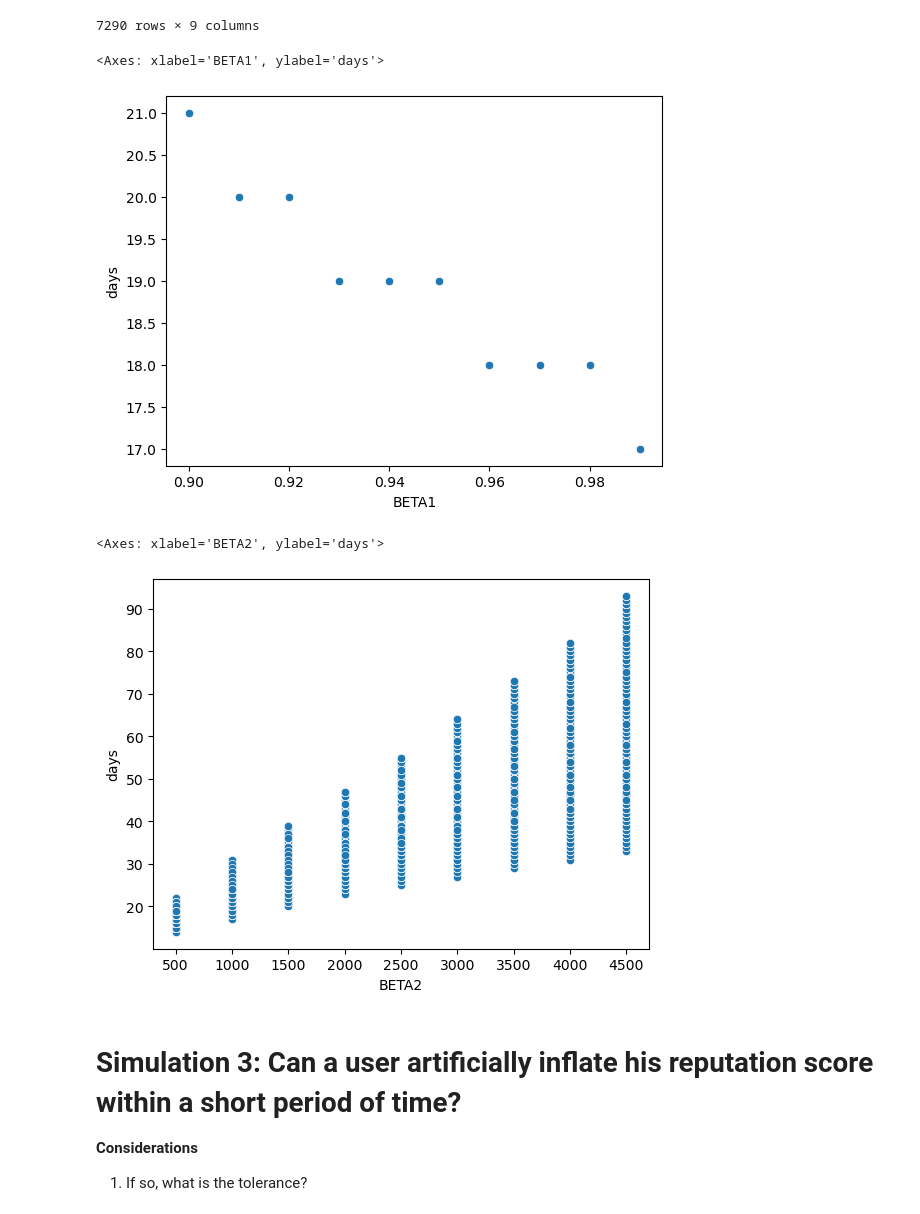
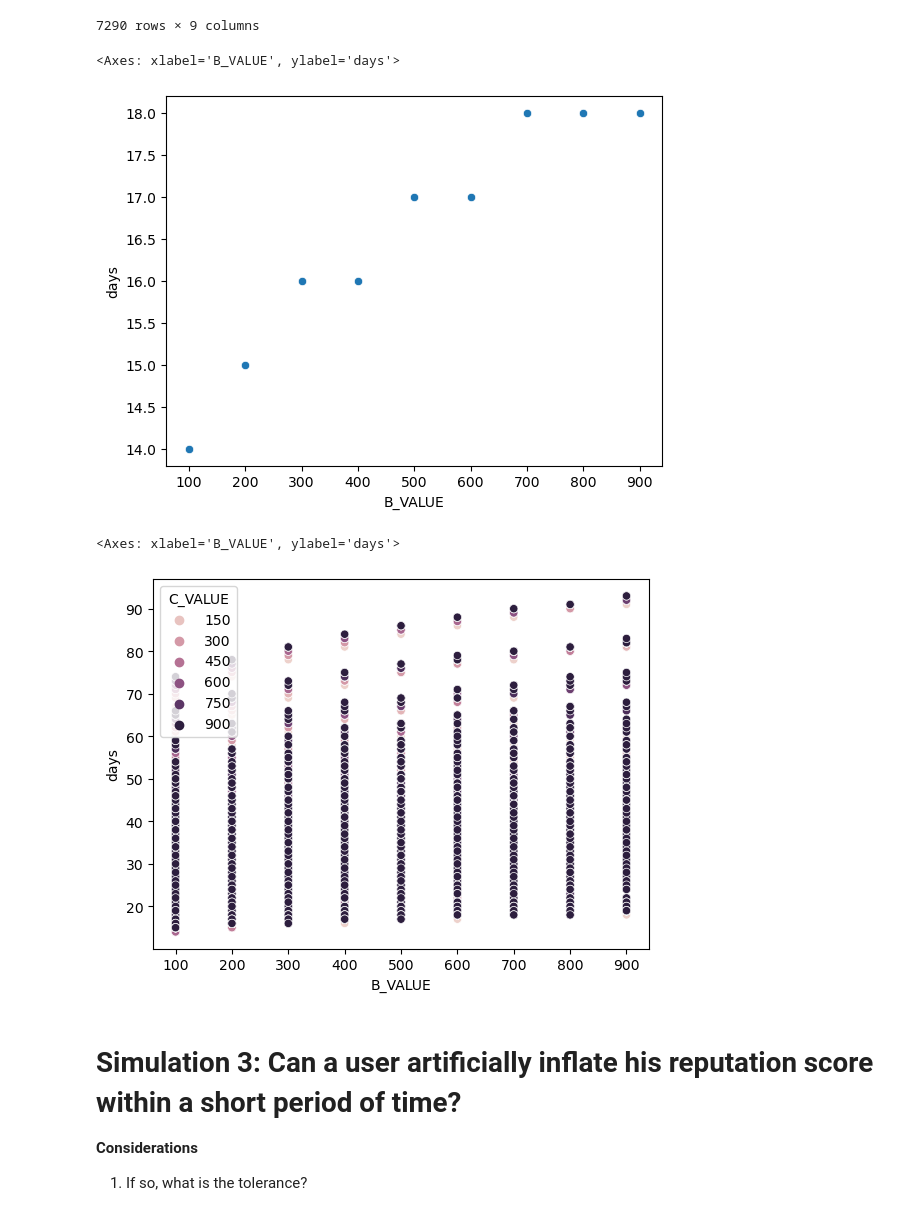
Before and after one commit to S-Samiksha/Reputation_Mechanism_Simulations, a Jupyter notebook: Simulations/Proposed_Work_Simulation_Final.ipynb, the cells around one changed output. Drawn from its saved outputs; the diff is of its cells as text; code cells hidden in the pictures.

```diff
--- a/Simulations/Proposed_Work_Simulation_Final.ipynb
+++ b/Simulations/Proposed_Work_Simulation_Final.ipynb
@@ -258,16 +258,16 @@ df
 # %%
 df.to_csv("Simulation_2_24Hour_New_Equation.csv")
 # %%
-cleaned = df.loc[(df['C_VALUE'] == 500) & (df['B_VALUE'] == 500) & (df['BETA2']==500)]
-sb.scatterplot(x=cleaned["BETA1"], y=cleaned["days"])
+cleaned = df.loc[(df['C_VALUE'] == 100) & (df['BETA1'] == 0.99) & (df['BETA2']==500)]
+sb.scatterplot(x=cleaned["B_VALUE"], y=cleaned["days"])
 # %% [output]
-<Axes: xlabel='BETA1', ylabel='days'>
+<Axes: xlabel='B_VALUE', ylabel='days'>
-[figure, old version]
+[figure, new version]
 # %%
-sb.scatterplot(x=df["BETA2"], y=df["days"])
+sb.scatterplot(x=df["B_VALUE"], y=df["days"], hue=df["C_VALUE"])
 # %% [output]
-<Axes: xlabel='BETA2', ylabel='days'>
+<Axes: xlabel='B_VALUE', ylabel='days'>
-[figure, old version]
+[figure, new version]
 # %% [markdown]
 # Simulation 3: Can a user artificially inflate his reputation score within a short period of time?
 
```
Also changed, not shown: parts of 1 cell of this notebook, 9 other files.
